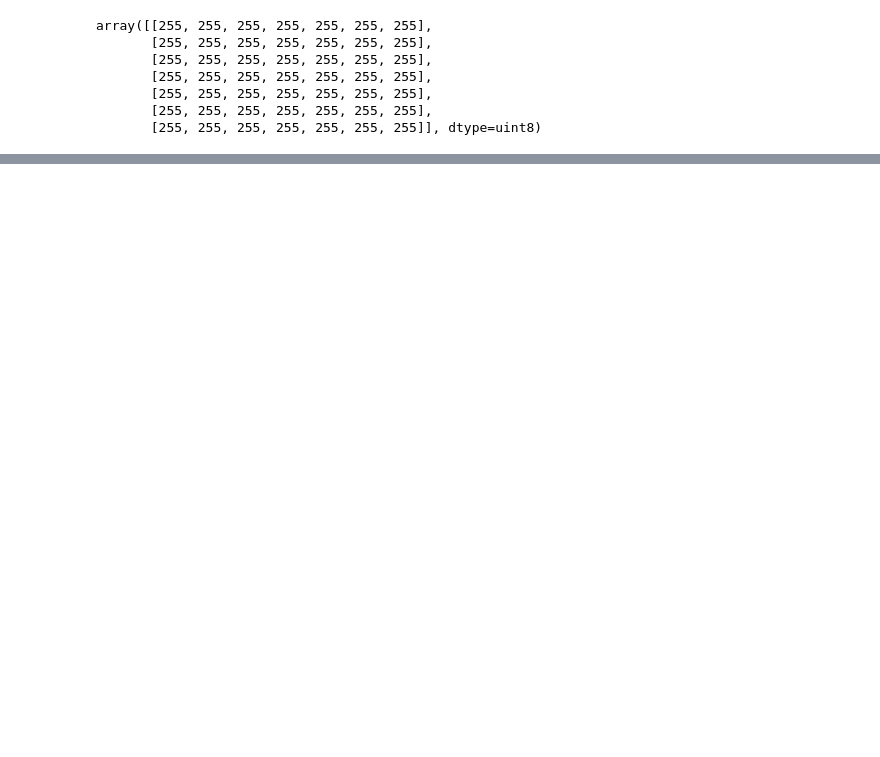
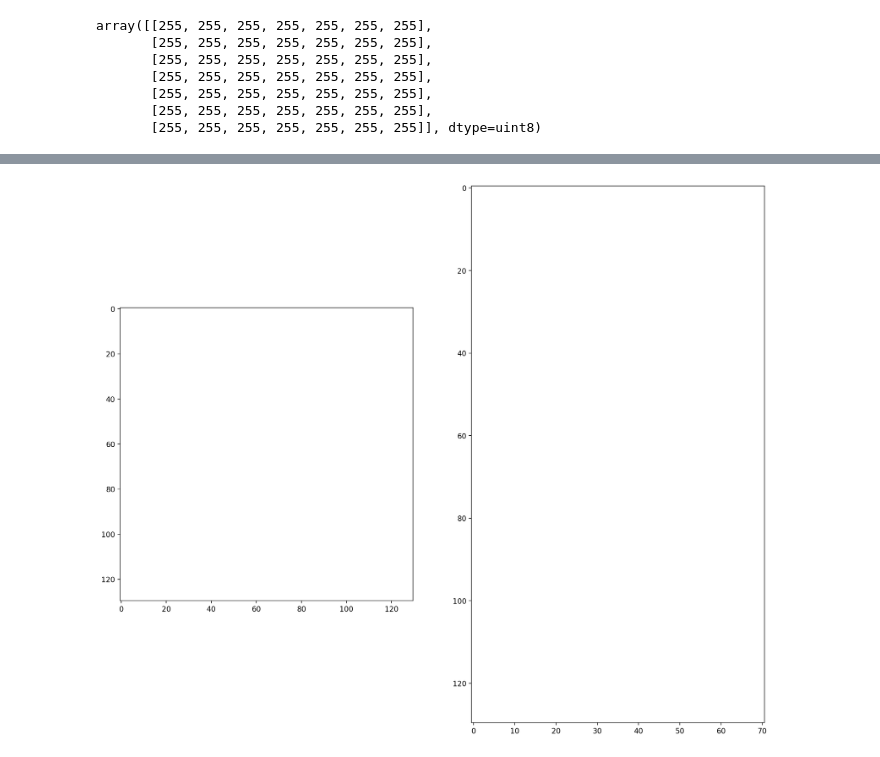
Before and after one commit to p0licat/cvdl-sketch-analysis, a Jupyter notebook: Preprocess_Dataset.ipynb, the cells around one changed output, grey strips where cells are left out. Drawn from its saved outputs; the diff is of its cells as text; code cells hidden in the pictures; blank space fills up the shorter version.

```diff
--- a/Preprocess_Dataset.ipynb
+++ b/Preprocess_Dataset.ipynb
@@ -82,7 +89,7 @@ len(crops)
 class DataVisualizer:
     @staticmethod
     def plot(vec, count=1):
-        fig, axes = plt.subplots(nrows=1, ncols=4, figsize=[16, 16], dpi=(200))
+        fig, axes = plt.subplots(nrows=1, ncols=2, figsize=[16, 16], dpi=(200))
         for i in range(len(axes)):
             axes[i].imshow(vec[i], cmap=plt.get_cmap('gray'), vmin=0, vmax=255., interpolation="none")
         plt.show()
@@ -109,0 +124,4 @@ DataVisualizer.plot([printable_crops[2], printable_crops[3], printable_crops[4],
+# %%
+DataVisualizer.plot([crops[0], crops[8]])
+# %% [output]
+[figure, added]
```
Also changed, not shown: parts of 6 cells of this notebook, 1 other file.
